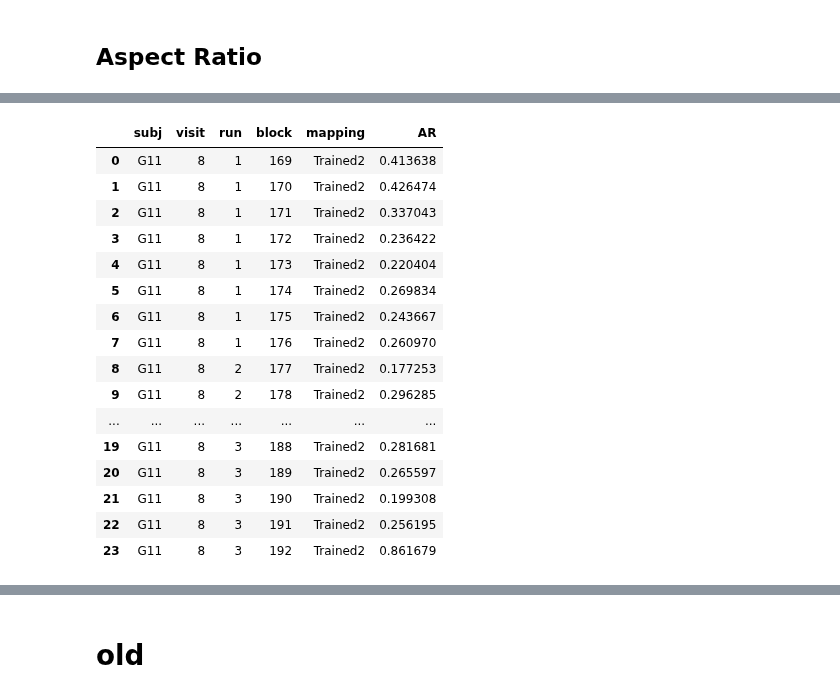
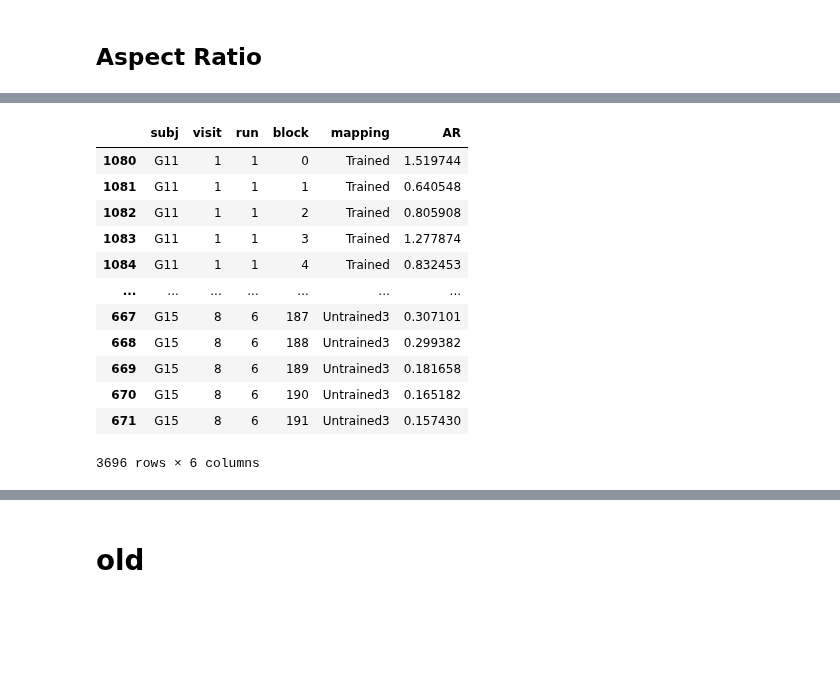
Before and after one commit to psb629/labs, a Jupyter notebook: GD/scrpits/notebook/Behavior_analysis.ipynb, the cells around one changed output, grey strips where cells are left out. Cells and saved outputs as stored; diff of their text form; code cells hidden in the pictures; blank space fills up the shorter version.

```diff
--- a/GD/scrpits/notebook/Behavior_analysis.ipynb
+++ b/GD/scrpits/notebook/Behavior_analysis.ipynb
@@ -669,9 +715,9 @@ for subj in subj_list_GD:
         r = i+1
         for j,bs in enumerate(blocks):
             if r<4:
-                b = i*8+j+1
+                b = i*8+j       # block = [0, 1, 2, 3, ..., 24] : Practiced
             else:
-                b = (i-3)*8+j+1
+                b = (i-3)*8+j   # block = [0, 1, 2, 3, ..., 24] : Unpracticed
             dGD = dGD.append(
                 {
                     'subj':subj[0]+subj[2:],
@@ -683,3 +729,4 @@ for subj in subj_list_GD:
                 },
                 ignore_index=True
             )
+dGD
@@ -715,0 +747,5 @@ dGA
+# %%
+## load data of group GA, then make it dataframe.
+dGA = pd.read_csv(GA_dir + '/behav_data/AL_maintask_all_averaged_new-idx.tsv', sep='\s+')
+dGA = dGA[dGA.columns[:-3]]
+dGA
@@ -715,0 +784,5 @@ dGA
+# %%
+subj = 'GA05'
+temp = dGA[(dGA.subj==subj)&(dGA.mapping=='Practiced')]
+temp
+## temp['block'] = range(168)
@@ -715,0 +814,14 @@ dGA
+# %%
+## preprocess it by several steps (rename values in col.'mapping')
+dGA = pd.DataFrame(columns=temp.columns)
+## leave only certain subj's data in Group GA, included in Group GD.
+for s in dGD.subj.unique():
+    subj = s[0]+'A'+s[1:]
+    ## the rows are arranged by col. 'visit' and 'run'. Because the col. 'block' is wrong.
+    sorted_temp = temp[(temp.subj==subj)&(temp.mapping=='Practiced')].sort_values(by=['visit','run'])
+    sorted_temp['block'] = range(len(sorted_temp))
+    dGA = dGA.append(sorted_temp)
+    sorted_temp = temp[(temp.subj==subj)&(temp.mapping=='Unpracticed')].sort_values(by=['visit','run'])
+    sorted_temp['block'] = range(len(sorted_temp))
+    dGA = dGA.append(sorted_temp)
+dGA
@@ -716,22 +846,19 @@ dGA
 # %%
 temp = dGD
 temp['mapping'] = [a.replace('Practiced', 'Trained2').replace('Unpracticed', 'Untrained3') for a in temp['mapping']]
-temp[(temp.subj=='G11')&(temp.mapping=='Trained2')]
+dG = dGA.append(temp)
+dG
 # %% [output]
 |  | subj | visit | run | block | mapping | AR |
-| 0 | G11 | 8 | 1 | 169 | Trained2 | 0.413638 |
-| 1 | G11 | 8 | 1 | 170 | Trained2 | 0.426474 |
-| 2 | G11 | 8 | 1 | 171 | Trained2 | 0.337043 |
-| 3 | G11 | 8 | 1 | 172 | Trained2 | 0.236422 |
-| 4 | G11 | 8 | 1 | 173 | Trained2 | 0.220404 |
-| 5 | G11 | 8 | 1 | 174 | Trained2 | 0.269834 |
-| 6 | G11 | 8 | 1 | 175 | Trained2 | 0.243667 |
-| 7 | G11 | 8 | 1 | 176 | Trained2 | 0.260970 |
-| 8 | G11 | 8 | 2 | 177 | Trained2 | 0.177253 |
-| 9 | G11 | 8 | 2 | 178 | Trained2 | 0.296285 |
+| 1080 | G11 | 1 | 1 | 0 | Trained | 1.519744 |
+| 1081 | G11 | 1 | 1 | 1 | Trained | 0.640548 |
+| 1082 | G11 | 1 | 1 | 2 | Trained | 0.805908 |
+| 1083 | G11 | 1 | 1 | 3 | Trained | 1.277874 |
+| 1084 | G11 | 1 | 1 | 4 | Trained | 0.832453 |
 | ... | ... | ... | ... | ... | ... | ... |
-| 19 | G11 | 8 | 3 | 188 | Trained2 | 0.281681 |
-| 20 | G11 | 8 | 3 | 189 | Trained2 | 0.265597 |
-| 21 | G11 | 8 | 3 | 190 | Trained2 | 0.199308 |
-| 22 | G11 | 8 | 3 | 191 | Trained2 | 0.256195 |
-| 23 | G11 | 8 | 3 | 192 | Trained2 | 0.861679 |
+| 667 | G15 | 8 | 6 | 187 | Untrained3 | 0.307101 |
+| 668 | G15 | 8 | 6 | 188 | Untrained3 | 0.299382 |
+| 669 | G15 | 8 | 6 | 189 | Untrained3 | 0.181658 |
+| 670 | G15 | 8 | 6 | 190 | Untrained3 | 0.165182 |
+| 671 | G15 | 8 | 6 | 191 | Untrained3 | 0.157430 |
+3696 rows × 6 columns
```
Also changed, not shown: parts of 16 cells of this notebook.
